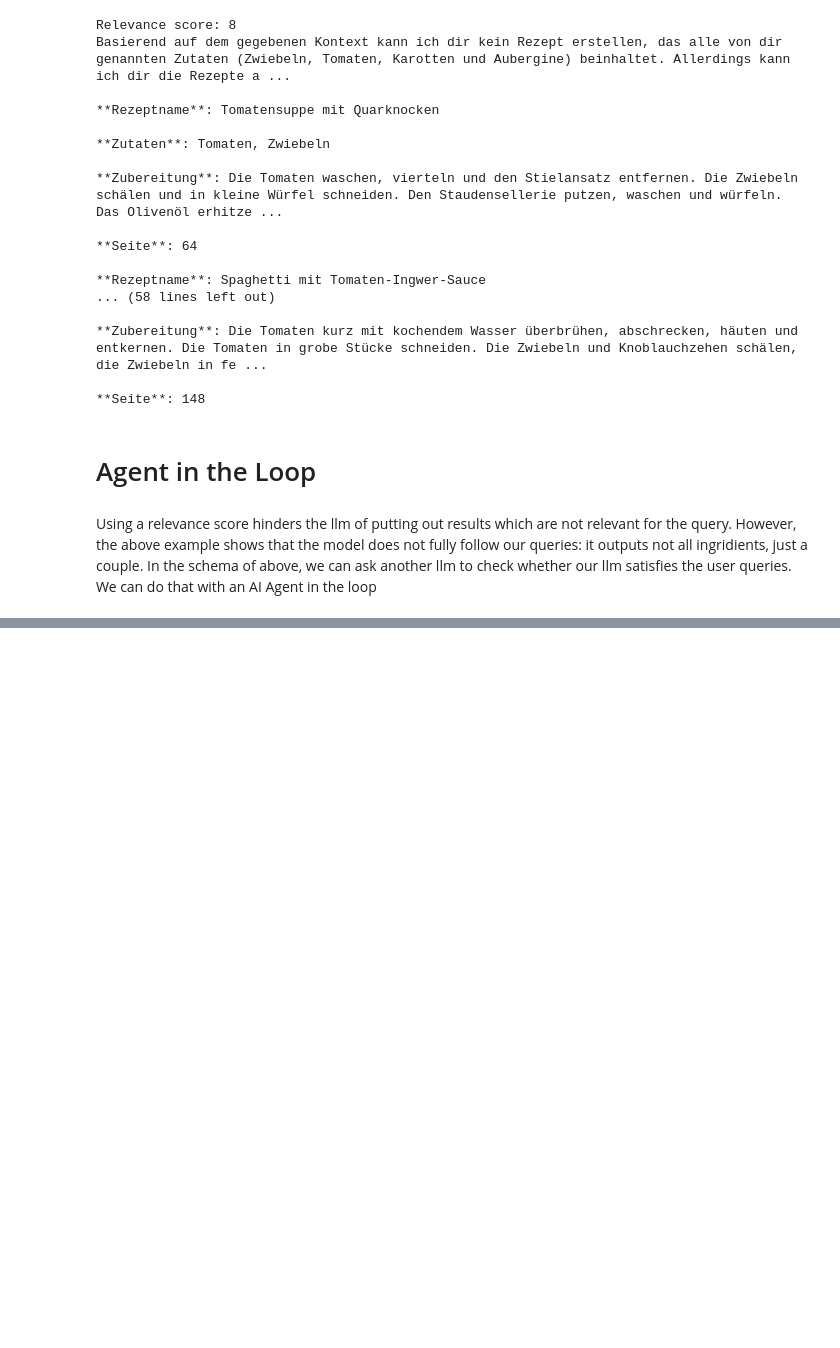
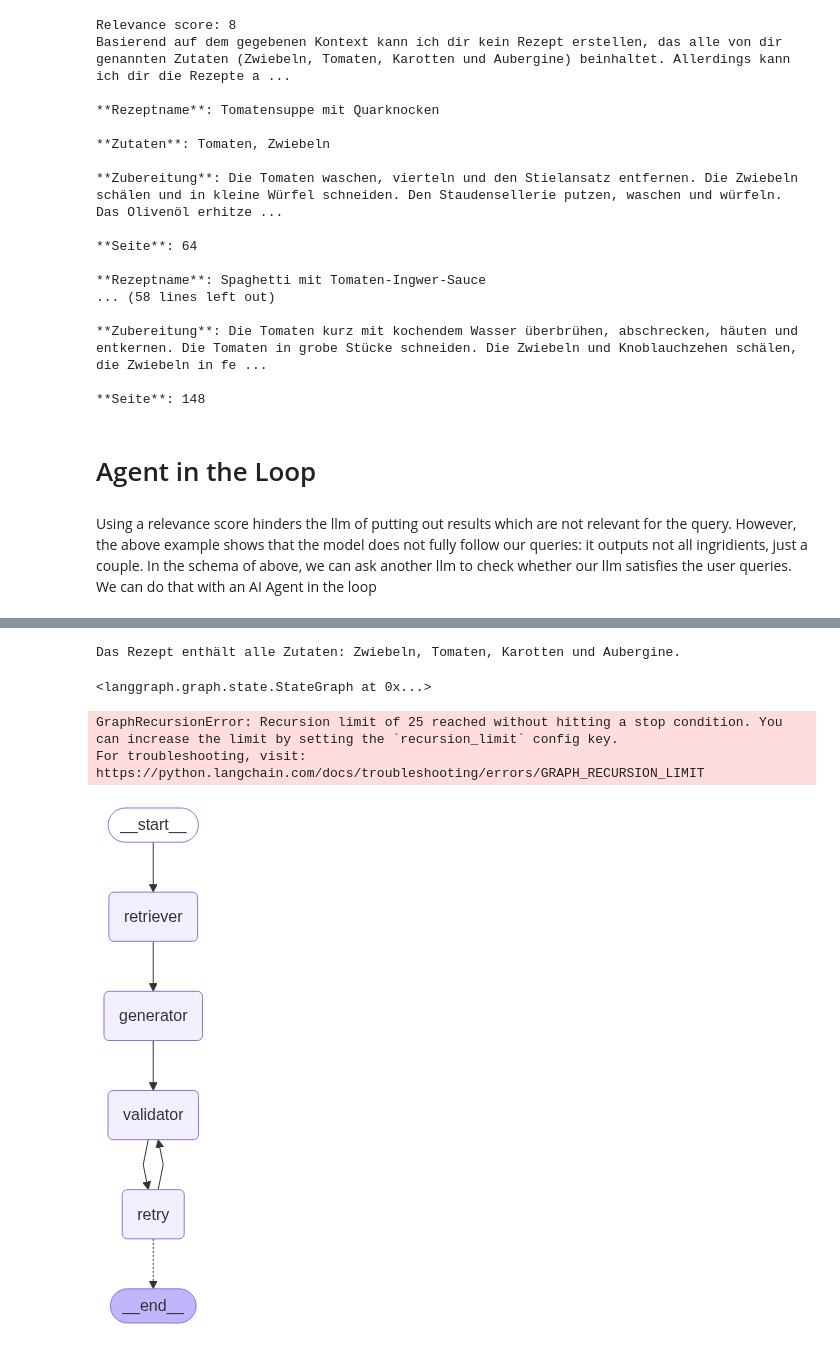
Before and after one commit to danih02/RAG-Pipeline-with-Google-OpenAI-Studio---Getting-recipes-from-German-Cookbook, a Jupyter notebook: RAG_Pipeline_with_Google_OpenAI_Studio_Getting_recipes_from_German_Cookbook.ipynb, the cells around one changed output, grey strips where cells are left out. Saved outputs shown, nothing was run; the diff lists cells and outputs as text; code cells hidden in the pictures; blank space fills up the shorter version.

```diff
--- a/RAG_Pipeline_with_Google_OpenAI_Studio_Getting_recipes_from_German_Cookbook.ipynb
+++ b/RAG_Pipeline_with_Google_OpenAI_Studio_Getting_recipes_from_German_Cookbook.ipynb
@@ -621,7 +621,8 @@ class RelevanceCheck(BaseModel):
     relevance: int = Field(description="Relevance score from 1 to 10")
 
 # function which checks if the retrieved documents are relevant. Score < 6 gets discarded.
-def filter_if_relevant(x):
+def filter_if_relevant(x : dict) -> dict:
+    """ Check if the retrieved documents are relevant based on the relevance score. """
     score = x["relevance"].relevance  # extract the relevance score
     print(f"Relevance score: {score}") # debug print to see the score
     if int(score) < 6:
@@ -688,0 +710,5 @@ Using a relevance score hinders the llm of putting out results which are not rel
+# %%
+def generate_answer(state: GraphState) -> GraphState:
+    formatted_prompt = prompt.format(context=state["context"], input_prompt=state["input_prompt"])
+    answer = llm.invoke(formatted_prompt)
+    return {"answer": answer}
@@ -688,0 +783,10 @@ Using a relevance score hinders the llm of putting out results which are not rel
+# %%
+from langchain_core.messages import AIMessage
+test_msg = AIMessage(
+    content="Das Rezept enthält alle Zutaten: Zwiebeln, Tomaten, Karotten und Aubergine.",
+    additional_kwargs={"name": "gemini-2.0-flash"}
+)
+
+print(test_msg.content)
+# %% [output]
+Das Rezept enthält alle Zutaten: Zwiebeln, Tomaten, Karotten und Aubergine.
@@ -688,0 +819,44 @@ Using a relevance score hinders the llm of putting out results which are not rel
+# %%
+builder = StateGraph(GraphState)
+
+builder.add_node("retriever", retrieve_docs)
+builder.add_node("generator", generate_answer)
+builder.add_node("validator", validate_output)
+builder.add_node("retry", retry_with_feedback)
+
+# Add edges
+builder.set_entry_point("retriever")
+builder.add_edge("retriever", "generator")
+builder.add_edge("generator", "validator")
+
+# Conditional edge from validator
+builder.add_conditional_edges(
+    "validator",
+    lambda state: "retry" if not state["valid"] else END
+)
+
+# Retry route if invalid
+builder.add_edge("validator", "retry")
+builder.add_edge("retry", "generator")
+# %% [output]
+<langgraph.graph.state.StateGraph at 0x...>
+# %%
+graph = builder.compile()
+
+initial_state = {
+    "input_prompt": "Give me the recipe Ratatouille.",
+    "retry_count": 0
+}
+
+result = graph.invoke(initial_state)
+print(result["answer"])
+# %% [output]
+GraphRecursionError: Recursion limit of 25 reached without hitting a stop condition. You can increase the limit by setting the `recursion_limit` config key.
+For troubleshooting, visit: https://python.langchain.com/docs/troubleshooting/errors/GRAPH_RECURSION_LIMIT
+# %%
+graph = builder.compile()
+
+from IPython.display import display, Image
+display(Image(graph.get_graph().draw_mermaid_png()))  # Display the graph
+# %% [output]
+[figure, added]
```
Also changed, not shown: parts of 8 cells of this notebook.
